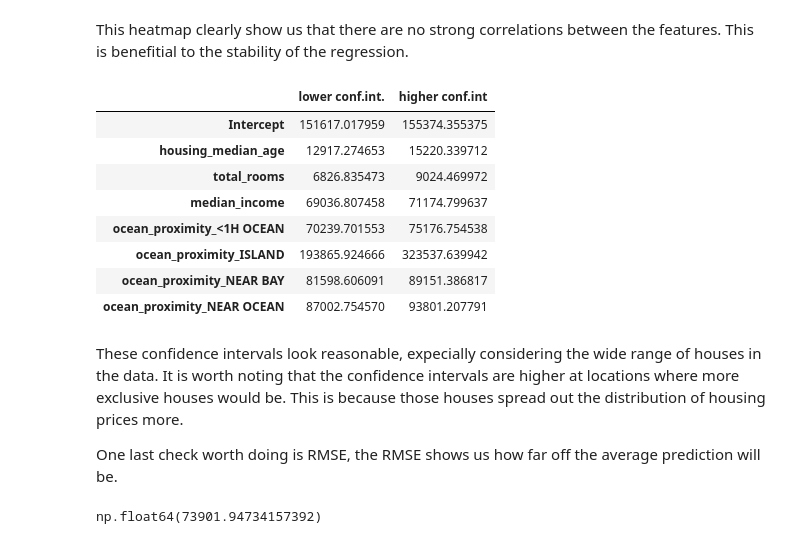
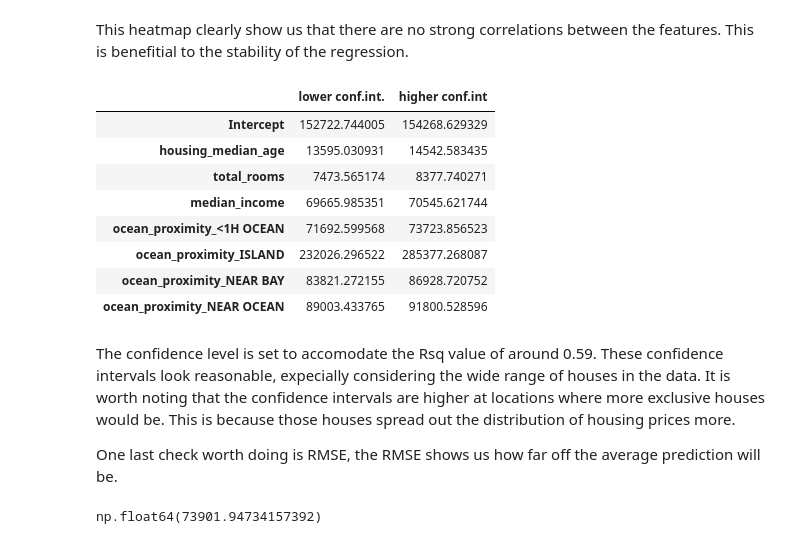
Before and after one commit to Theodor-Helje/python-programming-Theodor-Helje, a Jupyter notebook: Statistiska metoder/Labb/labb_assignment.ipynb, the cells around one changed output. Cells and saved outputs as stored; diff of their text form; code cells hidden in the pictures.

```diff
--- a/Statistiska metoder/Labb/labb_assignment.ipynb
+++ b/Statistiska metoder/Labb/labb_assignment.ipynb
@@ -189,23 +189,25 @@ sns.heatmap(reg.corr_matrix, )
 # %% [markdown]
 This heatmap clearly show us that there are no strong correlations between the features. This is benefitial to the stability of the regression.
 # %%
+reg.confidence_level = .58
+
 pd.DataFrame(
     reg.confidence_intervals,
     index=['Intercept', *X.columns],
     columns=['lower conf.int.', 'higher conf.int']
 )
 # %% [output]
 |  | lower conf.int. | higher conf.int |
-| Intercept | 151617.017959 | 155374.355375 |
-| housing_median_age | 12917.274653 | 15220.339712 |
-| total_rooms | 6826.835473 | 9024.469972 |
-| median_income | 69036.807458 | 71174.799637 |
-| ocean_proximity_<1H OCEAN | 70239.701553 | 75176.754538 |
-| ocean_proximity_ISLAND | 193865.924666 | 323537.639942 |
-| ocean_proximity_NEAR BAY | 81598.606091 | 89151.386817 |
-| ocean_proximity_NEAR OCEAN | 87002.754570 | 93801.207791 |
+| Intercept | 152722.744005 | 154268.629329 |
+| housing_median_age | 13595.030931 | 14542.583435 |
+| total_rooms | 7473.565174 | 8377.740271 |
+| median_income | 69665.985351 | 70545.621744 |
+| ocean_proximity_<1H OCEAN | 71692.599568 | 73723.856523 |
+| ocean_proximity_ISLAND | 232026.296522 | 285377.268087 |
+| ocean_proximity_NEAR BAY | 83821.272155 | 86928.720752 |
+| ocean_proximity_NEAR OCEAN | 89003.433765 | 91800.528596 |
 # %% [markdown]
-These confidence intervals look reasonable, expecially considering the wide range of houses in the data. It is worth noting that the confidence intervals are higher at locations where more exclusive houses would be. This is because those houses spread out the distribution of housing prices more.
+The confidence level is set to accomodate the Rsq value of around 0.59. These confidence intervals look reasonable, expecially considering the wide range of houses in the data. It is worth noting that the confidence intervals are higher at locations where more exclusive houses would be. This is because those houses spread out the distribution of housing prices more.
 
 One last check worth doing is RMSE, the RMSE shows us how far off the average prediction will be.
 # %%
```
